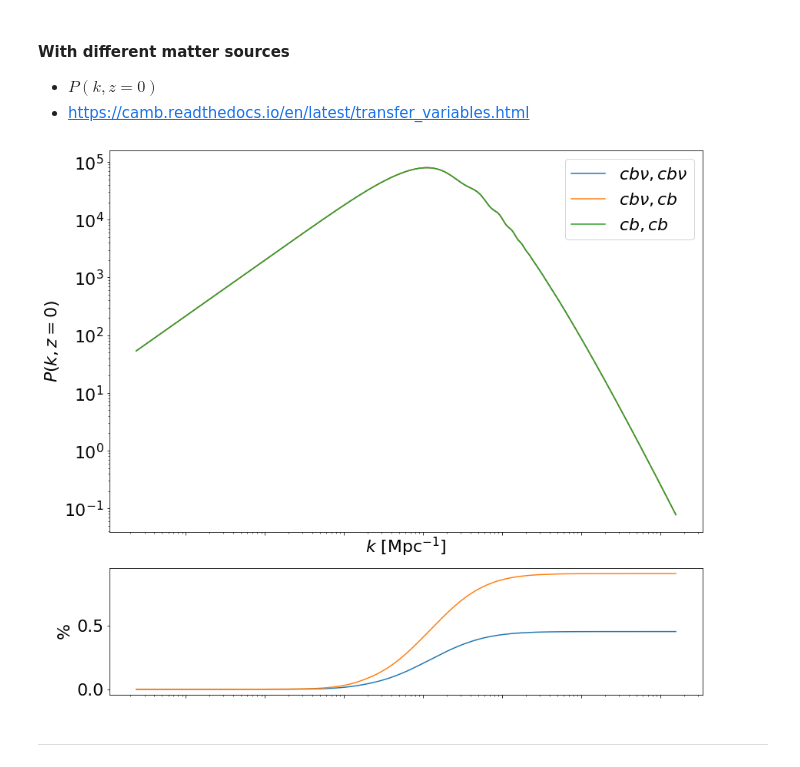
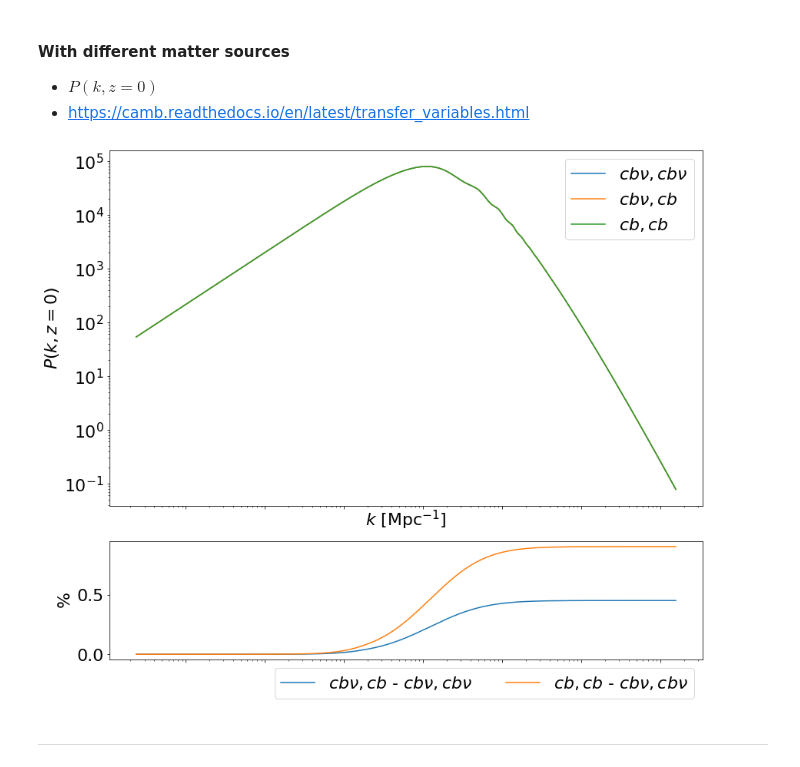
Before and after one commit to Yucheng-Zhang/cosmo-notes, a Jupyter notebook: matter_power.ipynb, the cells around one changed output. Drawn from its saved outputs; the diff is of its cells as text; code cells hidden in the pictures.

```diff
--- a/matter_power.ipynb
+++ b/matter_power.ipynb
@@ -218,22 +218,23 @@ Pk_nonu_nonu = camb_results.get_linear_matter_power_spectrum(var1='delta_nonu',
 # %%
 fig, (ax, ay) = plt.subplots(2, 1, figsize=(12, 10), gridspec_kw={'height_ratios': [3, 1]}, constrained_layout=True, sharex=True)
 
 ax.plot(ks, Pk_tot_tot, label=r'$cb\nu,cb\nu$')
 ax.plot(ks, Pk_tot_nonu, label=r'$cb\nu,cb$')
 ax.plot(ks, Pk_nonu_nonu, label=r'$cb,cb$')
 
 ax.set_xscale('log'); ax.set_yscale('log')
 ax.set_xlabel('$k$ [Mpc$^{-1}$]'); ax.set_ylabel(r'$P(k,z=0)$')
 ax.legend()
 
 ay.plot(ks, 100*(Pk_tot_nonu/Pk_tot_tot-1), label=r'$cb\nu,cb$ - $cb\nu,cb\nu$')
 ay.plot(ks, 100*(Pk_nonu_nonu/Pk_tot_tot-1), label=r'$cb,cb$ - $cb\nu,cb\nu$')
 ay.set_ylabel(r'$\%$')
 ay.tick_params(axis='x', which='both', labelbottom=False)
+ay.legend(ncol=2, bbox_to_anchor=(1,0))
 
 plt.show()
 # %% [output]
-[figure, old version]
+[figure, new version]
 # %% [markdown]
 ---
 # %% [markdown]
```
